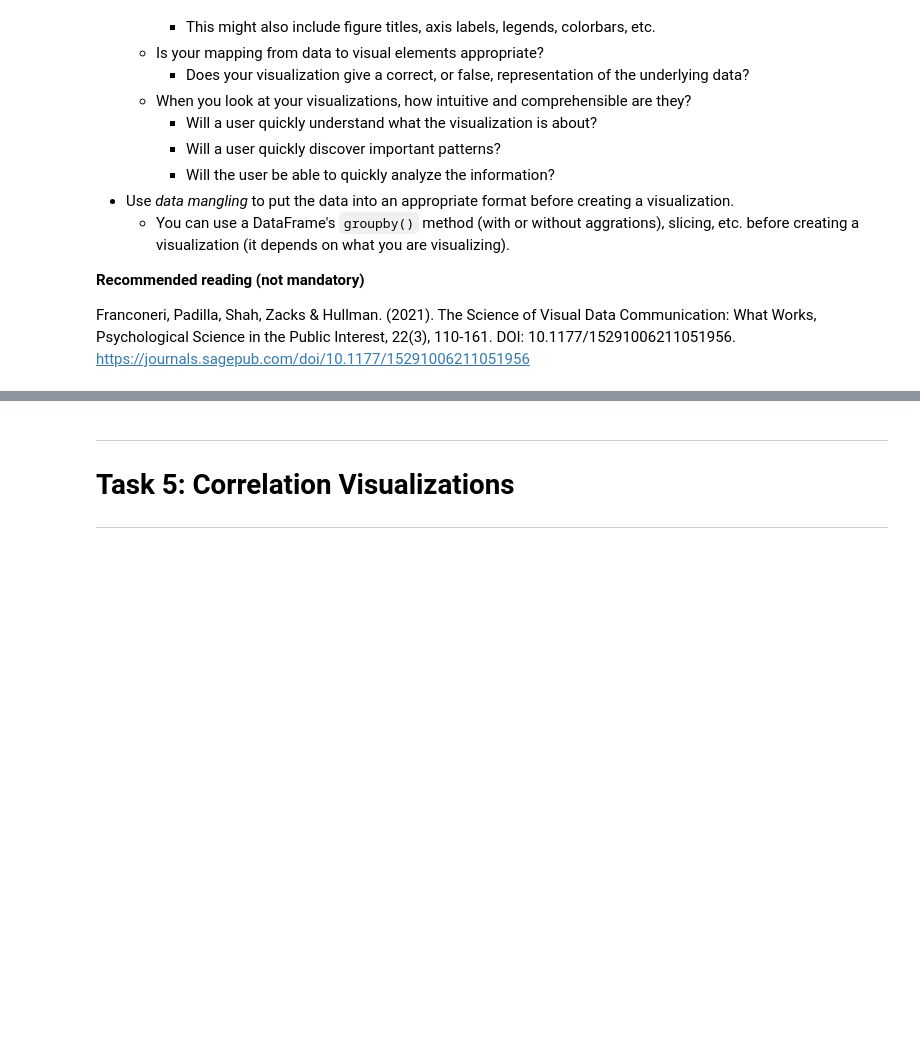
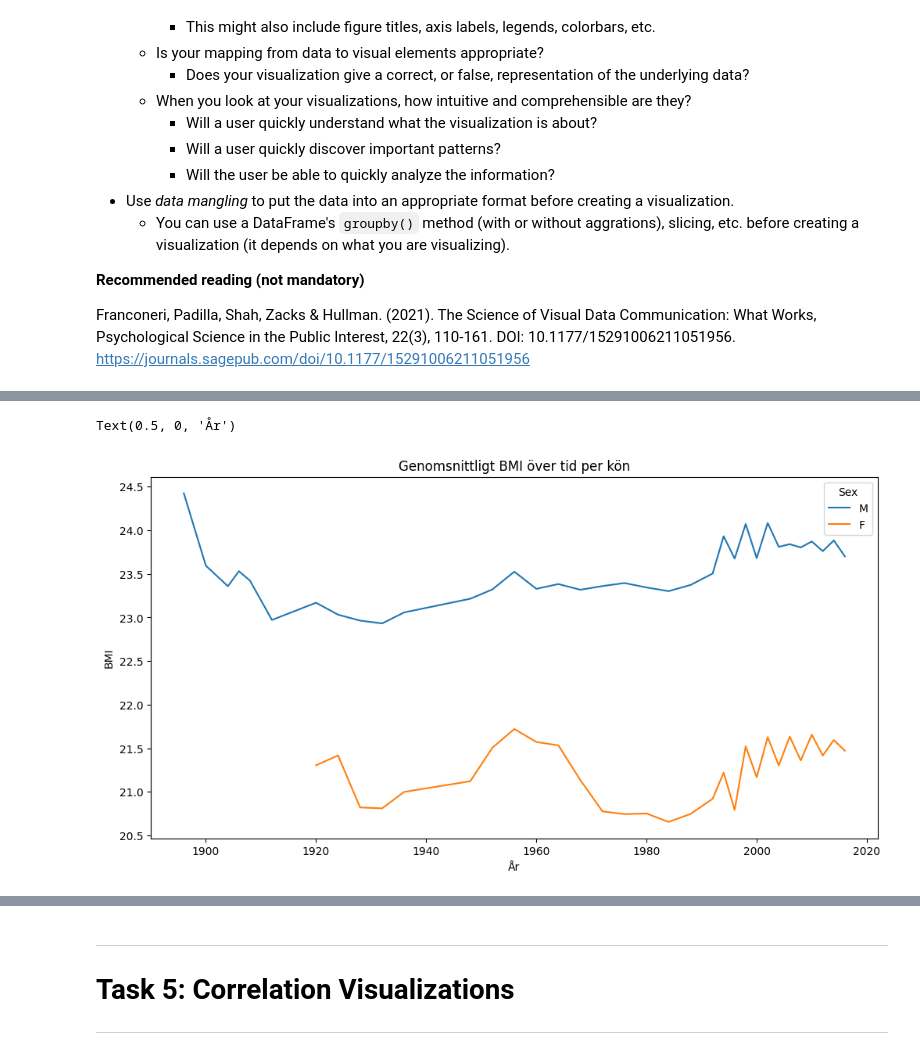
Before and after one commit to llllyyyynnnn/DataVisualisationProject, a Jupyter notebook: assignment/assignment.ipynb, the cells around one changed output, grey strips where cells are left out. Cells and saved outputs as stored; diff of their text form; code cells hidden in the pictures; blank space fills up the shorter version.

```diff
--- a/assignment/assignment.ipynb
+++ b/assignment/assignment.ipynb
@@ -965,7 +964,20 @@ Create a visualization showing the Body Mass Index (BMI) over time (years) for M
 
 </details>
 # %%
-# TODO: Write your code here to visualize Body Mass Index (BMI) over time (years) per Sex (Male, Female).
+# # TODO: Write your code here to visualize Body Mass Index (BMI) over time (years) per Sex (Male, Female).
+
+# Gruppera BMI per år och kön
+BMI_Year = df.groupby(["Year", "Sex"])["BMI"].mean().reset_index()
+
+# Plotta
+plt.figure(figsize=(12,6))
+sns.lineplot(data=BMI_Year, x="Year", y="BMI", hue="Sex")
+plt.title("Genomsnittligt BMI över tid per kön")
+plt.ylabel("BMI")
+plt.xlabel("År")
+# %% [output]
+Text(0.5, 0, 'År')
+[figure, added]
 # %% [markdown]
 ---
 ## Task 4.2 Visualize Gender (Sex) Participation Over Time
```
Also changed, not shown: parts of 5 cells of this notebook.
